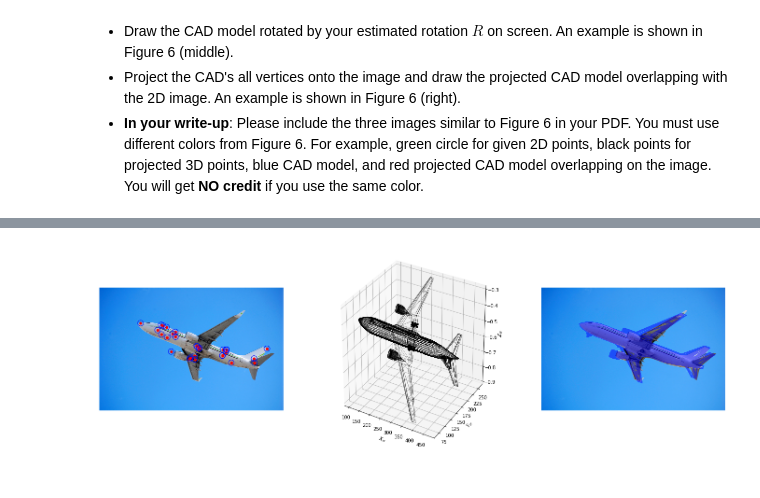
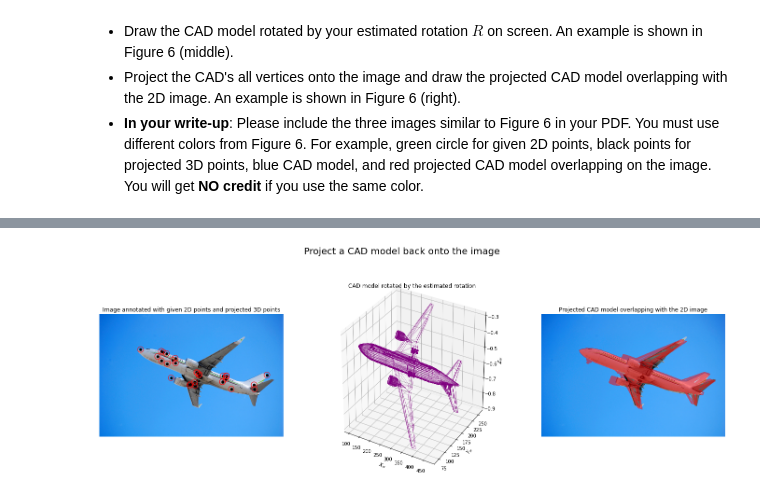
Before and after one commit to AlexYoro/CVHW, a Jupyter notebook: HW4/ee046746_hw4_structure_from_motion.ipynb, the cells around one changed output, grey strips where cells are left out. Saved outputs shown, nothing was run; the diff lists cells and outputs as text; code cells hidden in the pictures.

```diff
--- a/HW4/ee046746_hw4_structure_from_motion.ipynb
+++ b/HW4/ee046746_hw4_structure_from_motion.ipynb
@@ -500,8 +502,8 @@ def estimate_params(M):
   t             |    camera extrinsics translation parameters (3x1 matrix)
   '''
   # Normalize the camera matrix
-  norm_M = M / M[-1, -1]
-  U, S, V = np.linalg.svd(norm_M)
+  M_normalized = M / M[-1, -1]
+  U, S, V = np.linalg.svd(M_normalized)
 
   # Compute camera center (is the eigenvector corresponding to the smallest eigenvalue)
   c = (V[-1, :] / V[-1,-1]).reshape(-1,1)
@@ -514,7 +516,7 @@ def estimate_params(M):
 
   # Make sure the diagonal values of K are positive by multiplying them with their corresponding signs
   # QR decomposition may return a K matrix with negative diagonal values
-  D = [[np.sign(K[0, 0]), 0, 0], [0, np.sign(K[1, 1]), 0], [0, 0, np.sign(K[2, 2])]]
+  D = [[np.sign(K[i, i]) if i == j else 0 for j in range(3)] for i in range(3)]
 
   K = K @ D
   K = K / K[-1, -1]
@@ -643,42 +645,50 @@ rotated_cad = cad[0] @ R.T
 X, Y, Z = rotated_cad[:,0], rotated_cad[:,1], rotated_cad[:,2]
 
 # Triangles are represented by indices
 T = cad[1] - 1
 
 R_cad = cad[0]
 
-pad_R_cad = np.column_stack((R_cad,np.ones_like(R_cad[:,0])))
-pts2d = pad_R_cad @ M.T
-pts2d = normalize_homogeneous_coordinates(pts2d)
+R_cad_padded = np.hstack((R_cad, np.ones((R_cad.shape[0], 1))))
 
-X, Y = pts2d[:,0], pts2d[:,1]
+points_2d = R_cad_padded @ M.T
+points_2d = normalize_homogeneous_coordinates(points_2d)
+
+X, Y = points_2d[:,0], points_2d[:,1]
 
 # Make plots
 fig = plt.figure(figsize=(24,8))
 ax1 = fig.add_subplot(1, 3, 1)
 ax2 = fig.add_subplot(1, 3, 2, projection='3d')
 ax3 = fig.add_subplot(1, 3, 3)
 
+# Add titles to the figures
+plt.suptitle("Project a CAD model back onto the image", fontsize=20)
+ax1.set_title("Image annotated with given 2D points and projected 3D points")
+ax2.set_title("CAD model rotated by the estimated rotation")
+ax3.set_title("Projected CAD model overlapping with the 2D image")
+
 # Plot 2D points and projected 3D points on the image
 ax1.imshow(image)
-ax1.scatter(x[:,0],x[:,1], color='r', s=25)
-ax1.scatter(p_projected[:,0],p_projected[:,1], marker="o",s=150 ,facecolors='none',edgecolors='b')
+ax1.scatter(x[:,0], x[:,1], color='k', s=25)
+ax1.scatter(p_projected[:,0], p_projected[:,1], marker="o",s=150 ,facecolors='none',edgecolors='r')
 ax1.axis('off')
 
 # Draw the CAD model rotated by the estimated rotation on the 3D graph
-ax2.plot_trisurf(X, Y, Z, triangles=T, edgecolor=[[0, 0, 0]], linewidth=0.1, alpha=0)
+ax2.plot_trisurf(X, Y, Z, triangles=T, edgecolor=[[0.5, 0, 0.5]], linewidth=0.1, alpha=0)
 ax2.set_xlabel(r'$X_w$')
 ax2.set_ylabel(r'$Y_w$')
 ax2.set_zlabel(r'$Z_w$')
 
 # Project the CAD's all vertices onto the image and draw the projected CAD model overlapping with the 2D image
 ax3.imshow(image)
-ax3.triplot(X, Y, T, color='b', alpha=0.5)
+ax3.triplot(X, Y, T, color='r', alpha=0.5)
 ax3.axis('off')
 
+
 plt.show()
 # %% [output]
-[figure, old version]
+[figure, new version]
 # %% [markdown]
 ## <img src="https://img.icons8.com/dusk/64/000000/prize.png" style="height:50px;display:inline"> References & Credits
 * Carnegie Mellon University - CMU
```
Also changed, not shown: parts of 3 cells of this notebook.
